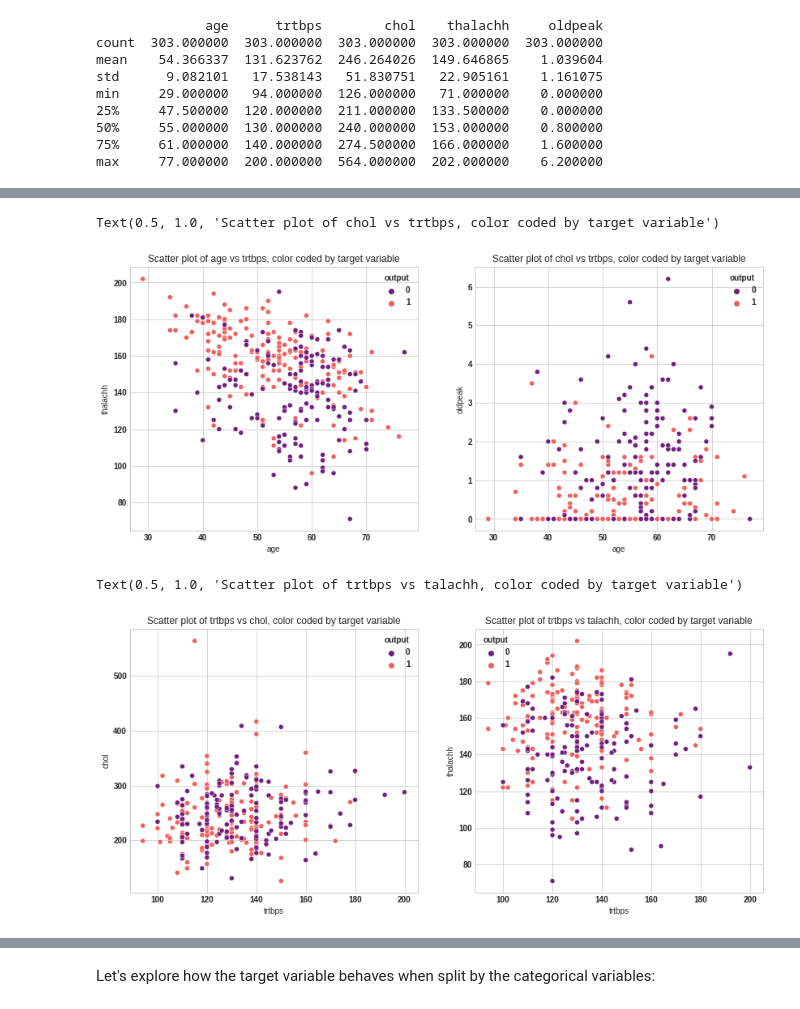
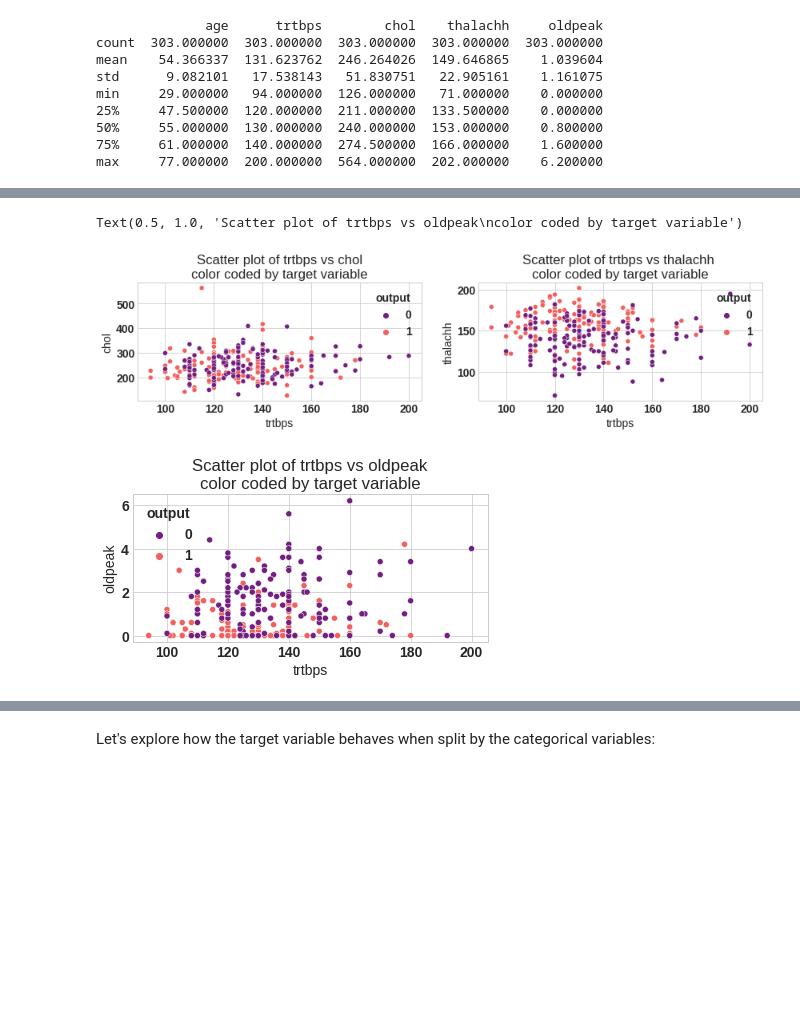
Before and after one commit to jesupb/Data_Science_Toolbox, a Jupyter notebook: Logistic_regression.ipynb, the cells around one changed output, grey strips where cells are left out. Drawn from its saved outputs; the diff is of its cells as text; code cells hidden in the pictures; blank space fills up the shorter version.

```diff
--- a/Logistic_regression.ipynb
+++ b/Logistic_regression.ipynb
@@ -74,26 +88,19 @@ Text(0.5, 1.0, 'Scatter plot of chol vs trtbps, color coded by target variable')
 # %%
 f = plt.figure(figsize=(14,6))
-ax = f.add_subplot(121)
-sns.scatterplot(x='age',y='thalachh',data=df_raw,palette='magma',hue='output',ax=ax)
-ax.set_title('Scatter plot of age vs thalachh, color coded by target variable')
+ax = f.add_subplot(221)
+sns.scatterplot(x='trtbps',y='chol',data=df_raw,palette='magma',hue='output',ax=ax)
+ax.set_title('Scatter plot of trtbps vs chol\ncolor coded by target variable')
 
 
-ax = f.add_subplot(122)
-sns.scatterplot(x='age',y='oldpeak',data=df_raw,palette='magma',hue='output',ax=ax)
-ax.set_title('Scatter plot of age vs oldpeak, color coded by target variable')
+ax = f.add_subplot(222)
+sns.scatterplot(x='trtbps',y='thalachh',data=df_raw,palette='magma',hue='output',ax=ax)
+ax.set_title('Scatter plot of trtbps vs thalachh \ncolor coded by target variable')
+
+f = plt.figure(figsize=(14,6))
+ax = f.add_subplot(223)
+sns.scatterplot(x='trtbps',y='oldpeak',data=df_raw,palette='magma',hue='output',ax=ax)
+ax.set_title('Scatter plot of trtbps vs oldpeak\ncolor coded by target variable')
 # %% [output]
-Text(0.5, 1.0, 'Scatter plot of chol vs trtbps, color coded by target variable')
+Text(0.5, 1.0, 'Scatter plot of trtbps vs oldpeak\ncolor coded by target variable')
-[figure, old version]
+[figure, new version]
+[figure, added]
-# %%
-f = plt.figure(figsize=(14,6))
-ax = f.add_subplot(121)
-sns.scatterplot(x='trtbps',y='chol',data=df_raw,palette='magma',hue='output',ax=ax)
-ax.set_title('Scatter plot of trtbps vs chol, color coded by target variable')
-
-
-ax = f.add_subplot(122)
-sns.scatterplot(x='trtbps',y='thalachh',data=df_raw,palette='magma',hue='output',ax=ax)
-ax.set_title('Scatter plot of trtbps vs thalachh, color coded by target variable')
-# %% [output]
-Text(0.5, 1.0, 'Scatter plot of trtbps vs talachh, color coded by target variable')
-[figure, removed]
```
Also changed, not shown: parts of 18 cells of this notebook.
